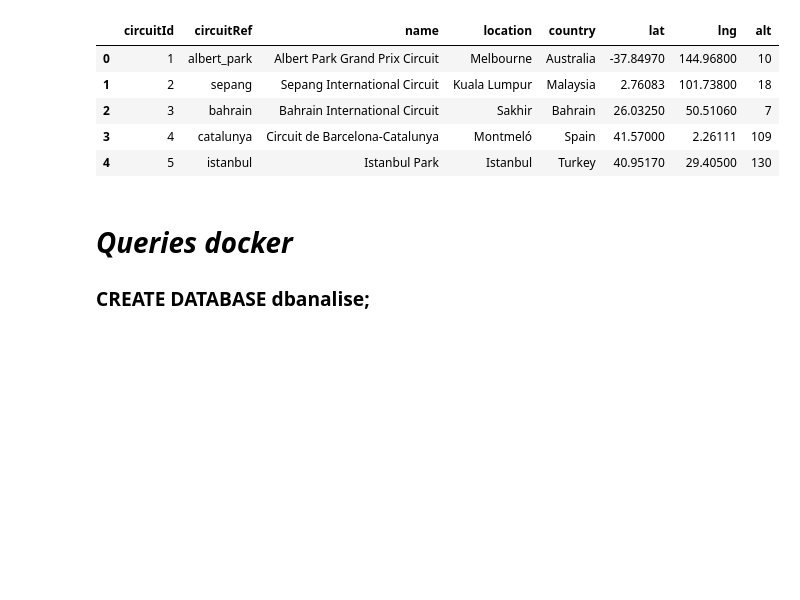
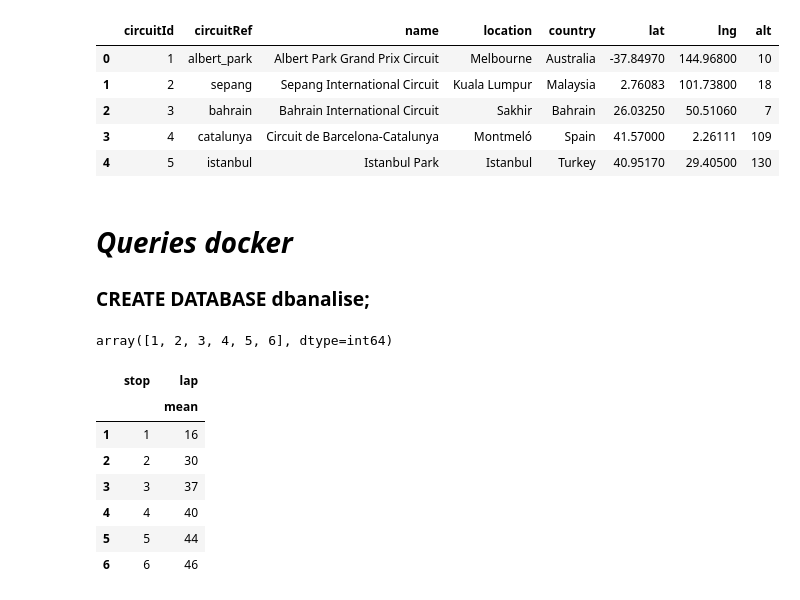
Before and after one commit to SouzaGabriel26/projeto-integrador3, a Jupyter notebook: leituraDados.ipynb, the cells around one changed output. Drawn from its saved outputs; the diff is of its cells as text; code cells hidden in the pictures; blank space fills up the shorter version.

```diff
--- a/leituraDados.ipynb
+++ b/leituraDados.ipynb
@@ -115,3 +117,20 @@ df_dimensao_circuito.head()
 # %% [markdown]
 #  *Queries docker*
 ### CREATE DATABASE dbanalise;
+# %%
+np.unique(pit_stops['stop'])
+# %% [output]
+array([1, 2, 3, 4, 5, 6], dtype=int64)
+# %%
+teste = pit_stops.groupby(by='stop').agg({'lap': [np.mean] }).astype(int).reset_index()
+teste.index = np.unique(pit_stops['stop'])
+teste
+# %% [output]
+|  | stop | lap |
+|  |  | mean |
+| 1 | 1 | 16 |
+| 2 | 2 | 30 |
+| 3 | 3 | 37 |
+| 4 | 4 | 40 |
+| 5 | 5 | 44 |
+| 6 | 6 | 46 |
```
Also changed, not shown: parts of 15 cells of this notebook.
